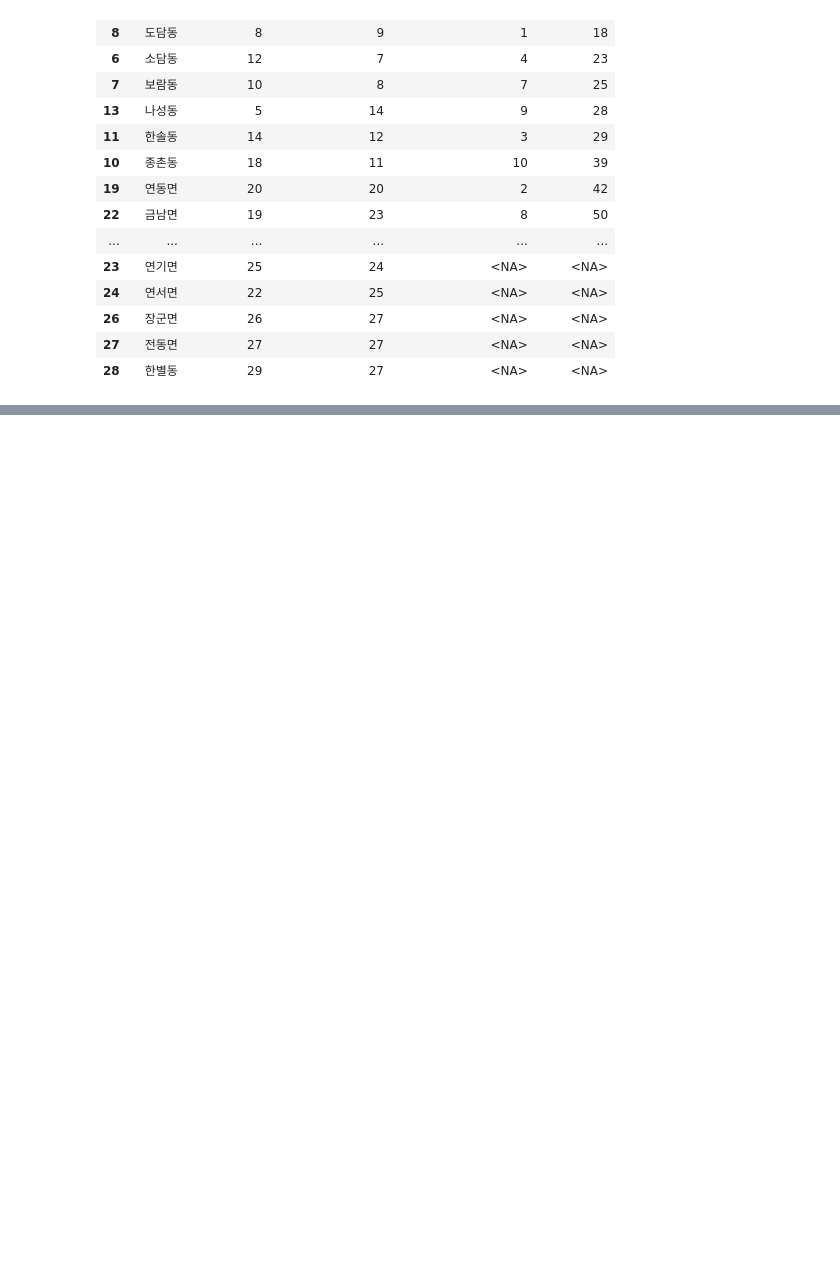
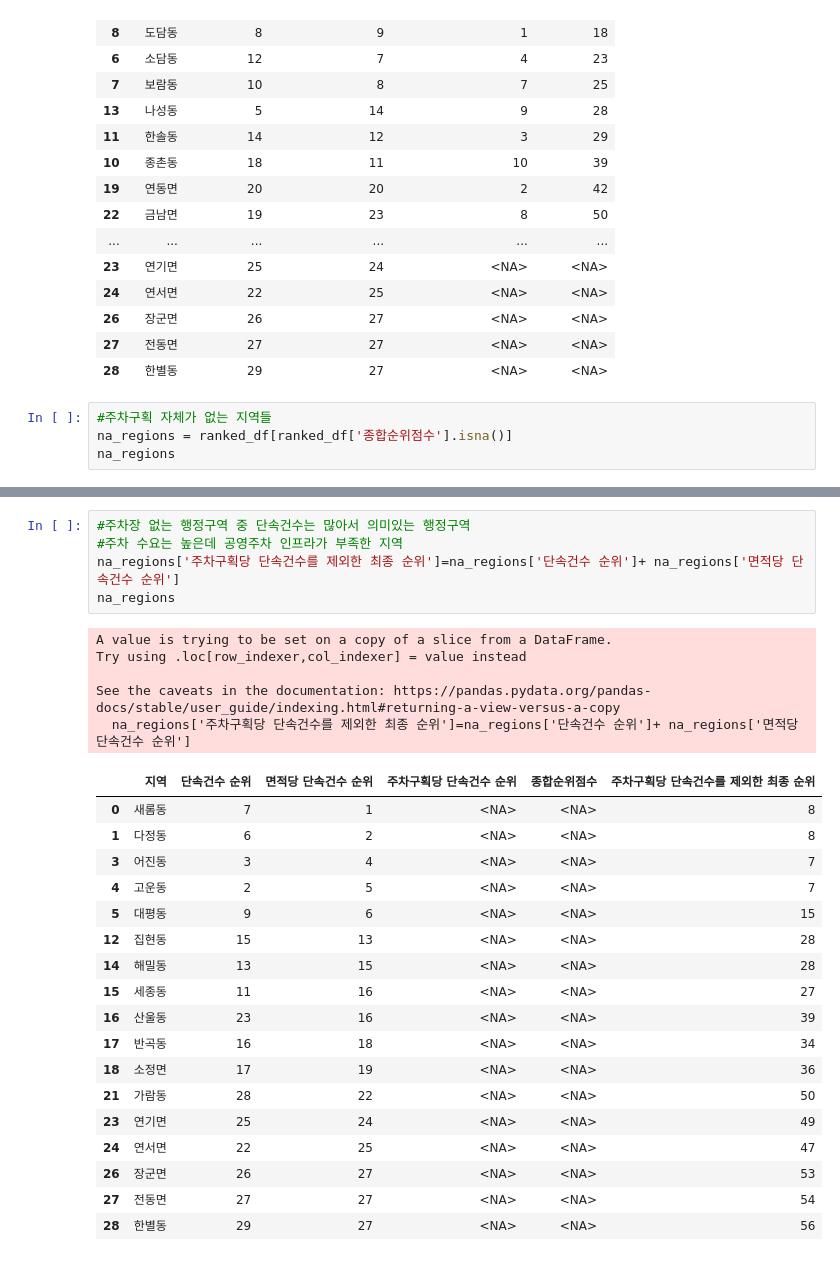
Before and after one commit to social-intelligence-team1/social-intelligence-project, a Jupyter notebook: main/분석_행정구역_선별.ipynb, the cells around one changed output, grey strips where cells are left out. Drawn from its saved outputs; the diff is of its cells as text; blank space fills up the shorter version.

```diff
--- a/main/분석_행정구역_선별.ipynb
+++ b/main/분석_행정구역_선별.ipynb
@@ -161,3 +162,7 @@ ranked_df
 | 26 | 장군면 | 26 | 27 | <NA> | <NA> |
 | 27 | 전동면 | 27 | 27 | <NA> | <NA> |
 | 28 | 한별동 | 29 | 27 | <NA> | <NA> |
+# %%
+#주차구획 자체가 없는 지역들
+na_regions = ranked_df[ranked_df['종합순위점수'].isna()]
+na_regions
@@ -163,0 +188,29 @@ ranked_df
+# %%
+#주차장 없는 행정구역 중 단속건수는 많아서 의미있는 행정구역
+#주차 수요는 높은데 공영주차 인프라가 부족한 지역
+na_regions['주차구획당 단속건수를 제외한 최종 순위']=na_regions['단속건수 순위']+ na_regions['면적당 단속건수 순위']
+na_regions
+# %% [output]
+A value is trying to be set on a copy of a slice from a DataFrame.
+Try using .loc[row_indexer,col_indexer] = value instead
+
+See the caveats in the documentation: https://pandas.pydata.org/pandas-docs/stable/user_guide/indexing.html#returning-a-view-versus-a-copy
+  na_regions['주차구획당 단속건수를 제외한 최종 순위']=na_regions['단속건수 순위']+ na_regions['면적당 단속건수 순위']
+|  | 지역 | 단속건수 순위 | 면적당 단속건수 순위 | 주차구획당 단속건수 순위 | 종합순위점수 | 주차구획당 단속건수를 제외한 최종 순위 |
+| 0 | 새롬동 | 7 | 1 | <NA> | <NA> | 8 |
+| 1 | 다정동 | 6 | 2 | <NA> | <NA> | 8 |
+| 3 | 어진동 | 3 | 4 | <NA> | <NA> | 7 |
+| 4 | 고운동 | 2 | 5 | <NA> | <NA> | 7 |
+| 5 | 대평동 | 9 | 6 | <NA> | <NA> | 15 |
+| 12 | 집현동 | 15 | 13 | <NA> | <NA> | 28 |
+| 14 | 해밀동 | 13 | 15 | <NA> | <NA> | 28 |
+| 15 | 세종동 | 11 | 16 | <NA> | <NA> | 27 |
+| 16 | 산울동 | 23 | 16 | <NA> | <NA> | 39 |
+| 17 | 반곡동 | 16 | 18 | <NA> | <NA> | 34 |
+| 18 | 소정면 | 17 | 19 | <NA> | <NA> | 36 |
+| 21 | 가람동 | 28 | 22 | <NA> | <NA> | 50 |
+| 23 | 연기면 | 25 | 24 | <NA> | <NA> | 49 |
+| 24 | 연서면 | 22 | 25 | <NA> | <NA> | 47 |
+| 26 | 장군면 | 26 | 27 | <NA> | <NA> | 53 |
+| 27 | 전동면 | 27 | 27 | <NA> | <NA> | 54 |
+| 28 | 한별동 | 29 | 27 | <NA> | <NA> | 56 |
```
Also changed, not shown: parts of 3 cells of this notebook.
